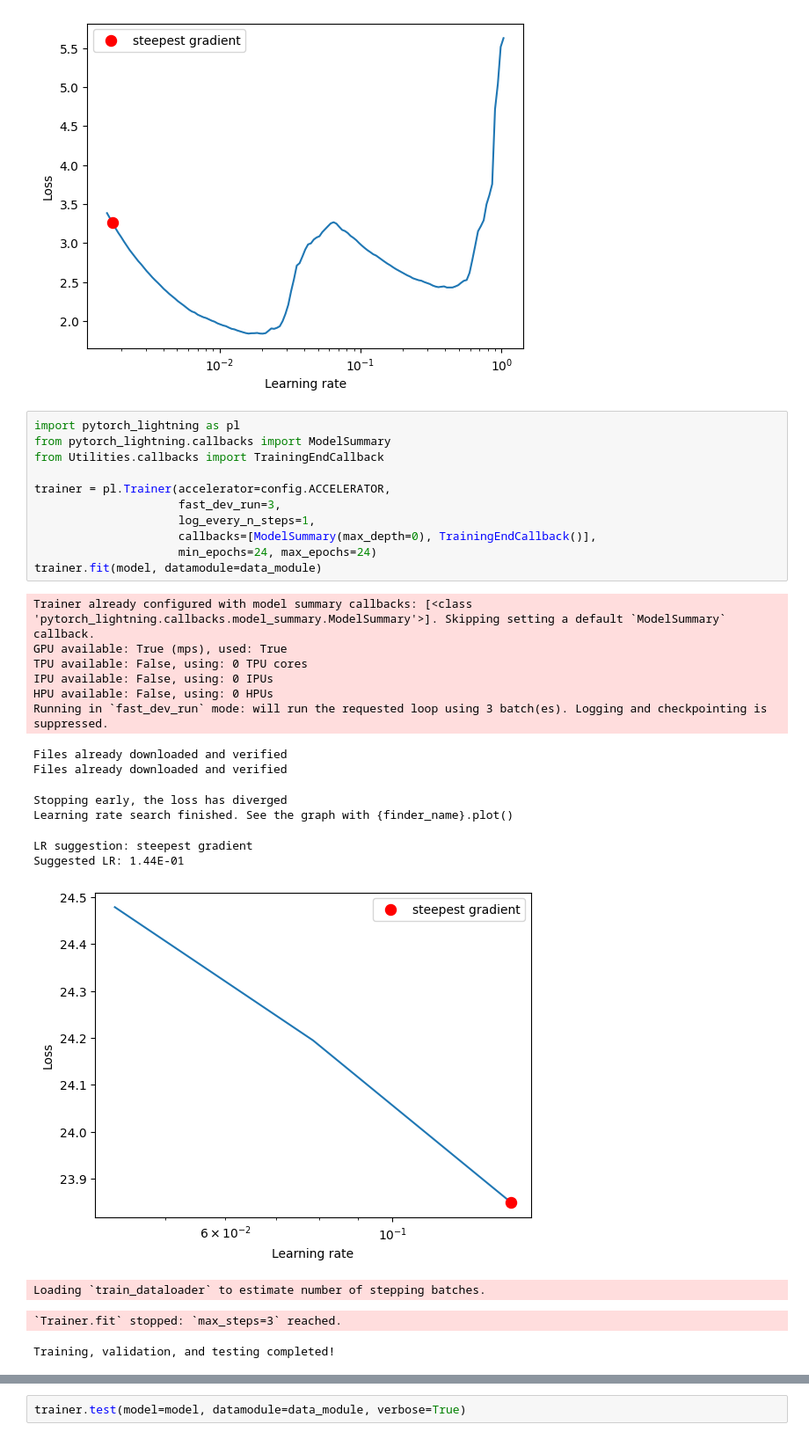
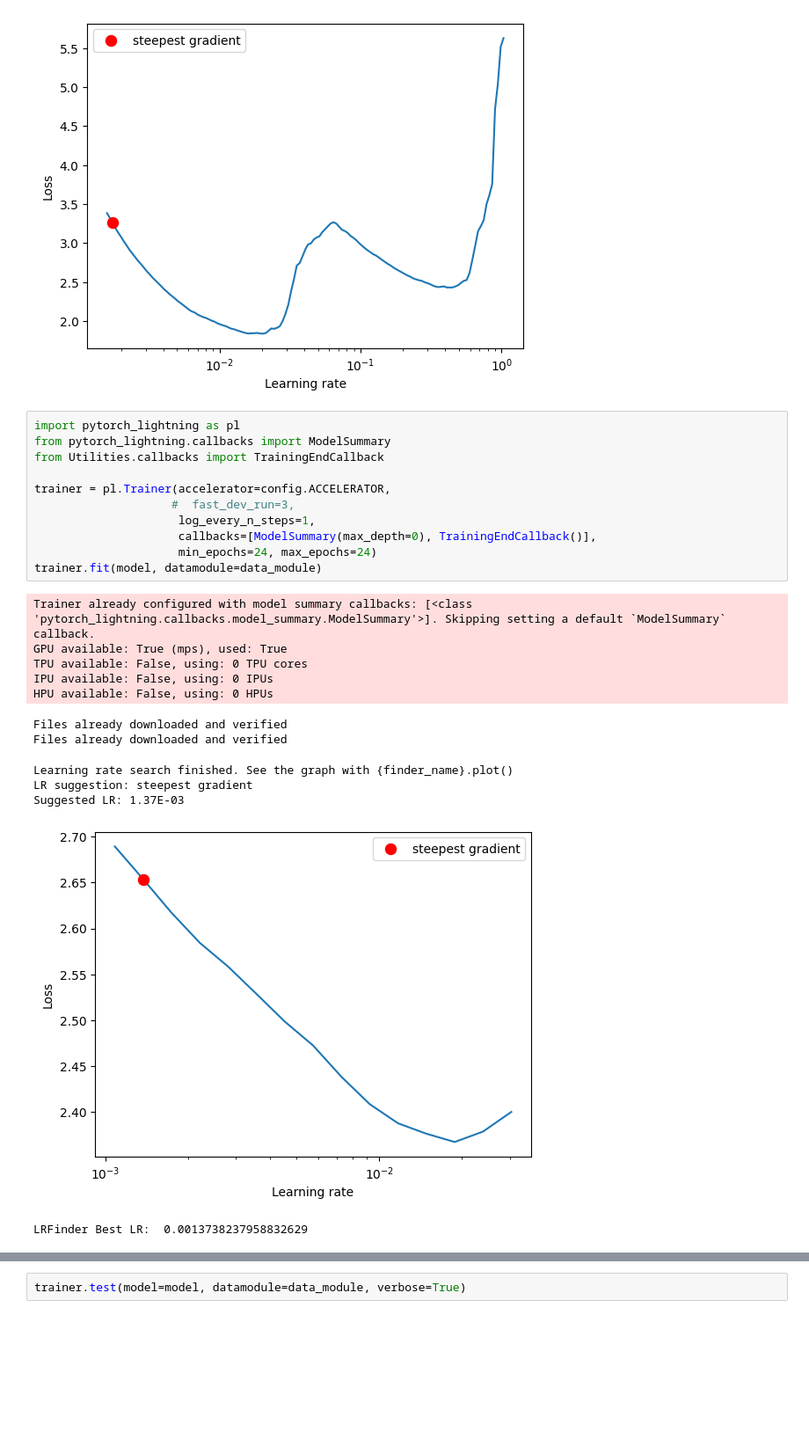
Before and after one commit to Madhur-1/ERA-v1, a Jupyter notebook: S12/main.ipynb, the cells around one changed output, grey strips where cells are left out. Shown at 88% size. Drawn from its saved outputs; the diff is of its cells as text; blank space fills up the shorter version.

```diff
--- a/S12/main.ipynb
+++ b/S12/main.ipynb
@@ -172,28 +157,24 @@ Suggested LR: 1.74E-03
 # %%
 import pytorch_lightning as pl
 from pytorch_lightning.callbacks import ModelSummary
 from Utilities.callbacks import TrainingEndCallback
 
 trainer = pl.Trainer(accelerator=config.ACCELERATOR,
-                     fast_dev_run=3,
+                    #  fast_dev_run=3,
                      log_every_n_steps=1,
                      callbacks=[ModelSummary(max_depth=0), TrainingEndCallback()],
                      min_epochs=24, max_epochs=24)
 trainer.fit(model, datamodule=data_module)
 # %% [output]
 Trainer already configured with model summary callbacks: [<class 'pytorch_lightning.callbacks.model_summary.ModelSummary'>]. Skipping setting a default `ModelSummary` callback.
 GPU available: True (mps), used: True
 TPU available: False, using: 0 TPU cores
 IPU available: False, using: 0 IPUs
 HPU available: False, using: 0 HPUs
-Running in `fast_dev_run` mode: will run the requested loop using 3 batch(es). Logging and checkpointing is suppressed.
 Files already downloaded and verified
 Files already downloaded and verified
-Stopping early, the loss has diverged
 Learning rate search finished. See the graph with {finder_name}.plot()
+LR suggestion: steepest gradient
+Suggested LR: 1.37E-03
+[figure, new version]
-LR suggestion: steepest gradient
-Suggested LR: 1.44E-01
+LRFinder Best LR:  0.0013738237958832629
-[figure, old version]
-Loading `train_dataloader` to estimate number of stepping batches.
-`Trainer.fit` stopped: `max_steps=3` reached.
-Training, validation, and testing completed!
```
Also changed, not shown: parts of 2 cells of this notebook, 14 other files.
